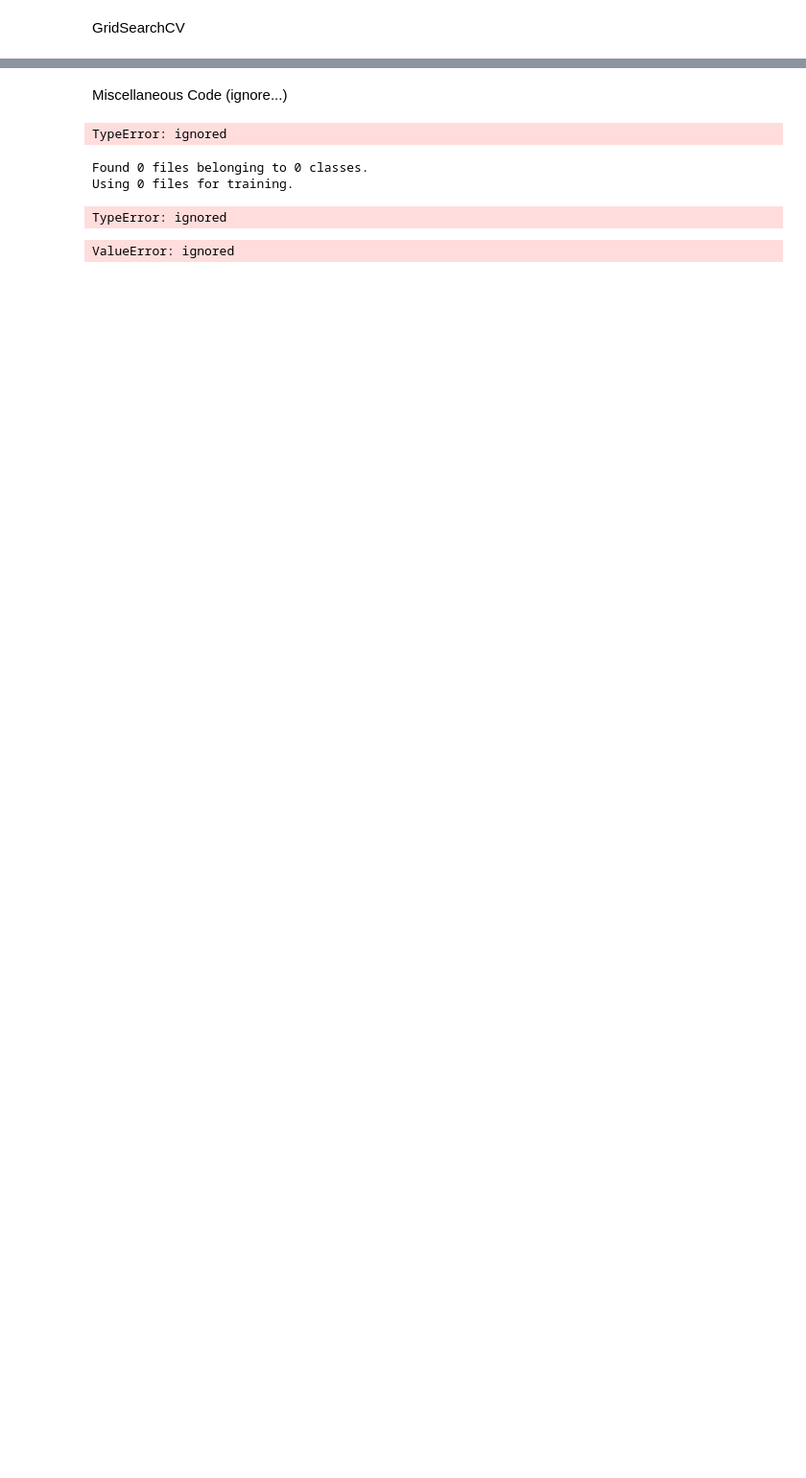
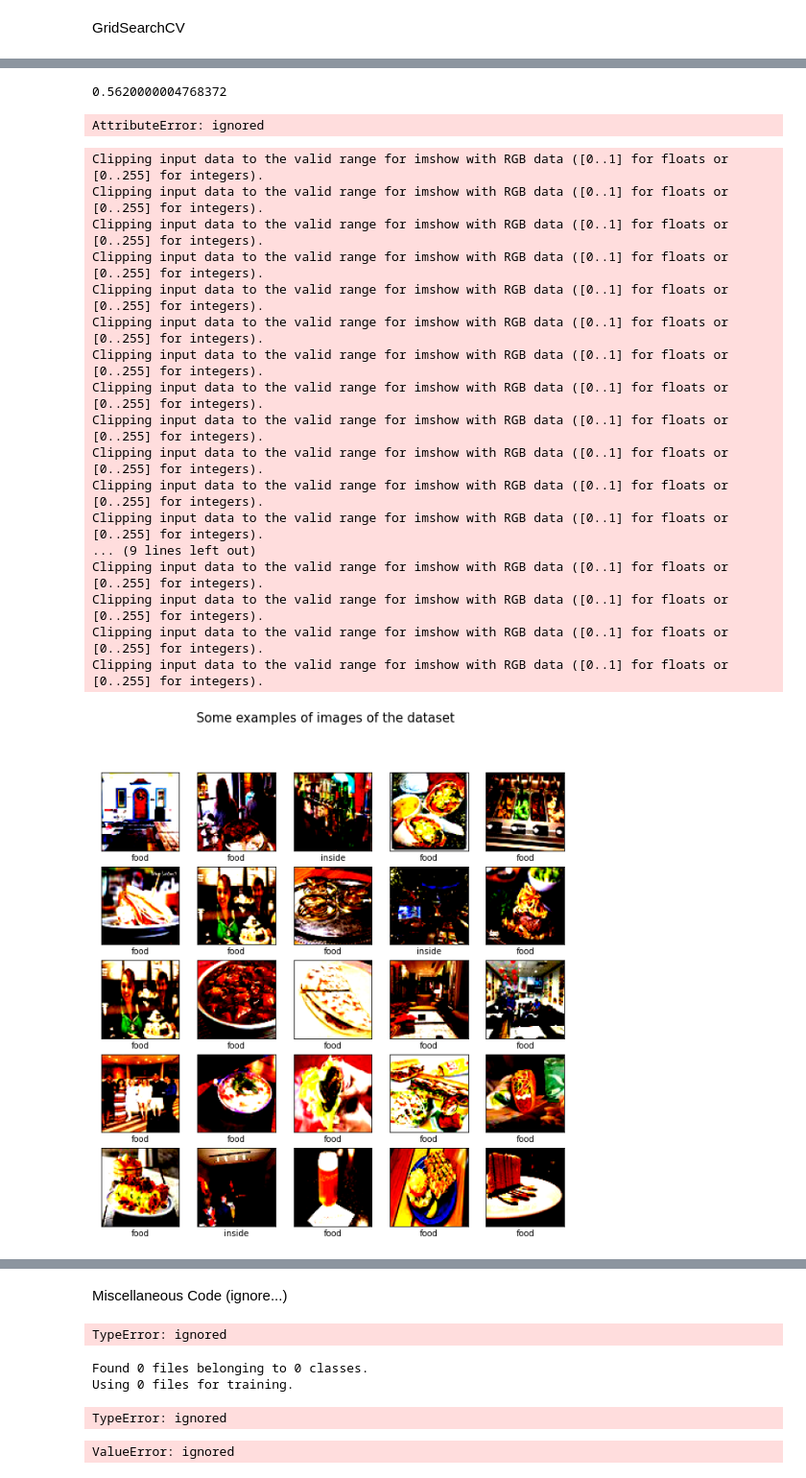
Before and after one commit to sathwikkes/Yelp-Image-Classification, a Jupyter notebook: data_wrangling.ipynb, the cells around one changed output, grey strips where cells are left out. Shown at 96% size. Saved outputs shown, nothing was run; the diff lists cells and outputs as text; code cells hidden in the pictures; blank space fills up the shorter version.

Commit message:
reran gridsearchcv with diff parameters; cross-val used for metrics, still figuring out error analysis

```diff
--- a/data_wrangling.ipynb
+++ b/data_wrangling.ipynb
@@ -577,0 +578,38 @@ Best: 0.604988 using {'batch_size': 150, 'epochs': 20, 'optimizer': 'SGD'}
+# %%
+from sklearn.model_selection import StratifiedKFold
+from sklearn.model_selection import cross_val_score
+kfold = StratifiedKFold(n_splits=10, shuffle=True, random_state=7)
+results = cross_val_score(model, X, y, cv=kfold)
+print(results.mean())
+# %% [output]
+0.5620000004768372
+# %%
+hist2 = model.fit(X_train,y_train, validation_split = 0.2, epochs=25,batch_size=100)
+# %%
+loss_test =model.evaluate(X_test,y_test)
+# %% [output]
+AttributeError: ignored
+# %%
+preds= model.predict_proba(X_test)
+pred_labels = np.argmax(preds, axis=1)
+# %%
+display_image(classes, X_test, pred_labels)
+# %% [output]
+Clipping input data to the valid range for imshow with RGB data ([0..1] for floats or [0..255] for integers).
+Clipping input data to the valid range for imshow with RGB data ([0..1] for floats or [0..255] for integers).
+Clipping input data to the valid range for imshow with RGB data ([0..1] for floats or [0..255] for integers).
+Clipping input data to the valid range for imshow with RGB data ([0..1] for floats or [0..255] for integers).
+Clipping input data to the valid range for imshow with RGB data ([0..1] for floats or [0..255] for integers).
+Clipping input data to the valid range for imshow with RGB data ([0..1] for floats or [0..255] for integers).
+Clipping input data to the valid range for imshow with RGB data ([0..1] for floats or [0..255] for integers).
+Clipping input data to the valid range for imshow with RGB data ([0..1] for floats or [0..255] for integers).
+Clipping input data to the valid range for imshow with RGB data ([0..1] for floats or [0..255] for integers).
+Clipping input data to the valid range for imshow with RGB data ([0..1] for floats or [0..255] for integers).
+Clipping input data to the valid range for imshow with RGB data ([0..1] for floats or [0..255] for integers).
+Clipping input data to the valid range for imshow with RGB data ([0..1] for floats or [0..255] for integers).
+... (9 lines left out)
+Clipping input data to the valid range for imshow with RGB data ([0..1] for floats or [0..255] for integers).
+Clipping input data to the valid range for imshow with RGB data ([0..1] for floats or [0..255] for integers).
+Clipping input data to the valid range for imshow with RGB data ([0..1] for floats or [0..255] for integers).
+Clipping input data to the valid range for imshow with RGB data ([0..1] for floats or [0..255] for integers).
+[figure, added]
```
Also changed, not shown: parts of 27 cells of this notebook.
